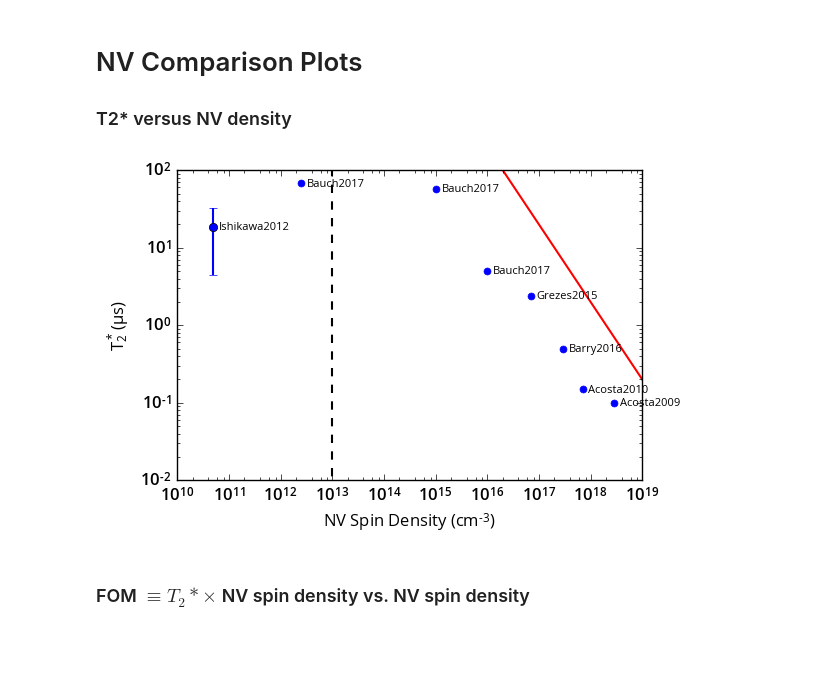
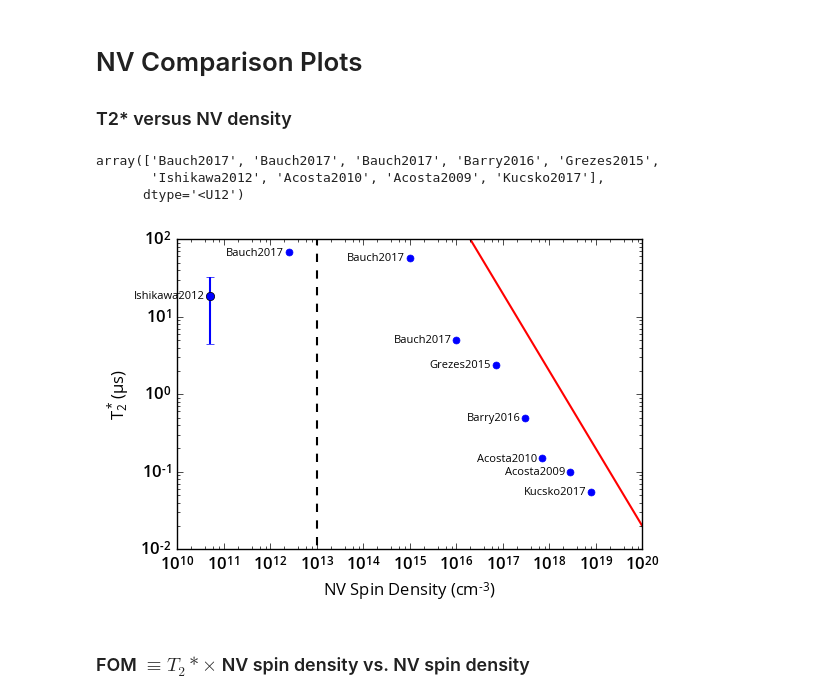
Before and after one commit to ebauch/NV_data, a Jupyter notebook: T2star_survey.ipynb, the cells around one changed output. Cells and saved outputs as stored; diff of their text form; code cells hidden in the pictures; blank space fills up the shorter version.

Commit message:
added data from Kucsko 2017

```diff
--- a/T2star_survey.ipynb
+++ b/T2star_survey.ipynb
@@ -65,11 +65,17 @@ labels = [label.replace(" ","") for label in labels]
 # NV Comparison Plots
 
 ### T2* versus NV density
+# %%
+labelsn
+# %% [output]
+array(['Bauch2017', 'Bauch2017', 'Bauch2017', 'Barry2016', 'Grezes2015',
+       'Ishikawa2012', 'Acosta2010', 'Acosta2009', 'Kucsko2017'],
+      dtype='<U12')
 # %%
 # pick non-nan values
 ind = (~np.isnan(y1)) * (~np.isnan(x1))
 # select only NV center values - first ten
-ind = ind[:9]
+ind = ind[:10]
 
 x1n = x1[ind]
 y1n = y1[ind]
@@ -79,37 +85,39 @@ labelsn = np.array(labels)[ind]
 # plot data + labels
 plt.plot(x1n, y1n, 'b.', ms=10)
 for i in range(length):
-    plt.text(x1n[i]*1.3, y1n[i]*(0.99), labelsn[i], fontsize=8, fontweight='normal', va='center', ha='left')
+    plt.text(x1n[i]*0.8, y1n[i]*(0.99), labelsn[i], fontsize=8, fontweight='normal', va='center', ha='right')
 
 # plot p1-limit
 xx = np.linspace(1e11, 1e20, 200);
 plt.plot(xx, 1/(2 * np.pi * 0.014 * xx/(1.76*1e17)), 'r-', lw=1.5)
 
 # set single spin resolvability limit
 
 plt.plot([1e13,1e13], [1e-3,1e3],'k--', lw=1.5)
 
 # plot iskawa
 plt.errorbar(5e10, 18.5, yerr=[14], fmt='o', color='b', lw=1.5)
 # plt.text(5e10, 1.05, 18.5)
 # set plot labels
 
 plt.xlabel('NV Spin Density ($cm^{-3}$)')
 plt.ylabel(r'$T_2^* (\mu$s)')
 
 plt.xscale('log')
 plt.yscale('log')
 
-plt.xlim(10**10, 10**19)
+# plt.xlim(10**10, 10**19)
+ax = plt.gca()
+ax.set_xlim([1e10,1e20])
 plt.ylim([10**-2, 100])
 
 plt.savefig("fig1.pdf")
 
 plt.show()
 
 ### Compare T2* and FOM2 versus Interrogated Spin
 # %% [output]
-[figure, old version]
+[figure, new version]
 # %% [markdown]
 ### FOM $\equiv T_2* \times$ NV spin density vs. NV spin density
 # %%
```
Also changed, not shown: parts of 8 cells of this notebook, 4 other files.
